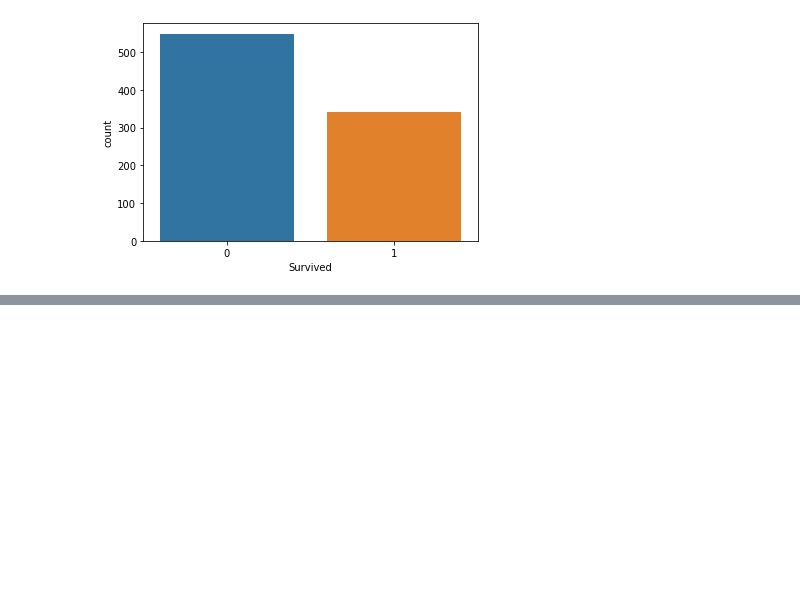
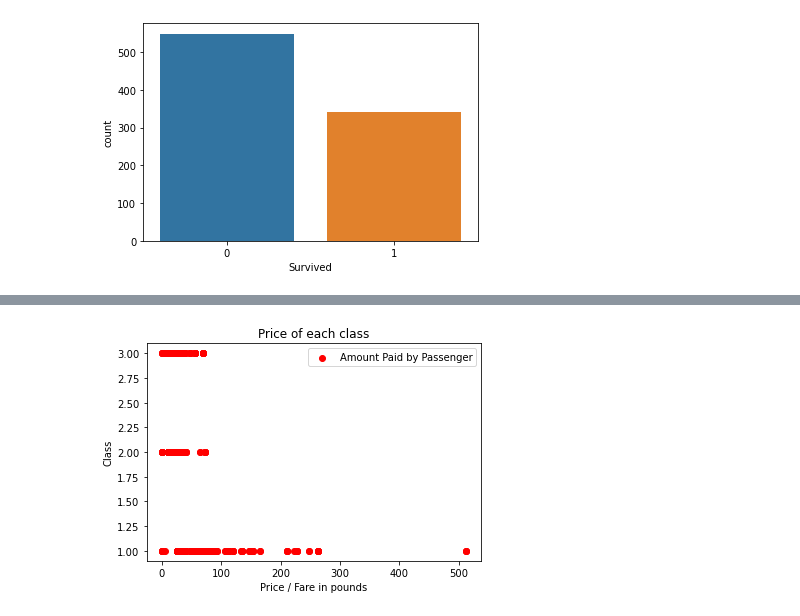
Before and after one commit to Adonis232/mock_titanic_Kaggle_copetition, a Jupyter notebook: Untitled.ipynb, the cells around one changed output, grey strips where cells are left out. Saved outputs shown, nothing was run; the diff lists cells and outputs as text; code cells hidden in the pictures; blank space fills up the shorter version.

```diff
--- a/Untitled.ipynb
+++ b/Untitled.ipynb
@@ -119,0 +197,11 @@ plt.tight_layout()
+# %%
+# Plotting the prices paid of each class
+
+plt.scatter(titanic_train['Fare'], titanic_train['Pclass'], color='red', label='Amount Paid by Passenger')
+plt.ylabel('Class')
+plt.xlabel('Price / Fare in pounds')
+plt.title('Price of each class')
+plt.legend()
+plt.show()
+# %% [output]
+[figure, added]
```
Also changed, not shown: parts of 25 cells of this notebook.
